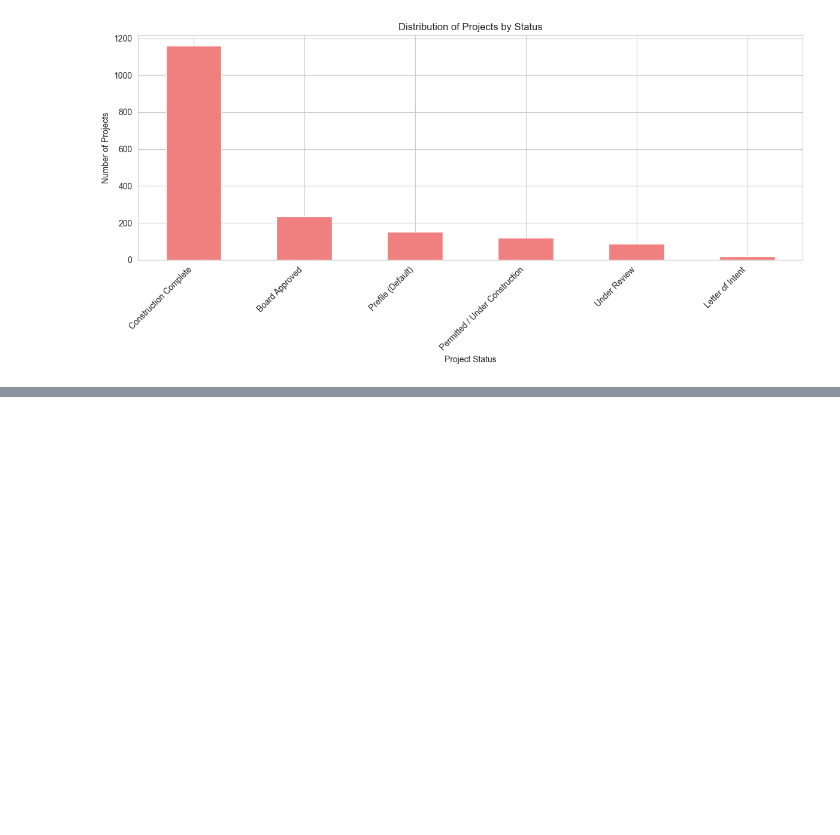
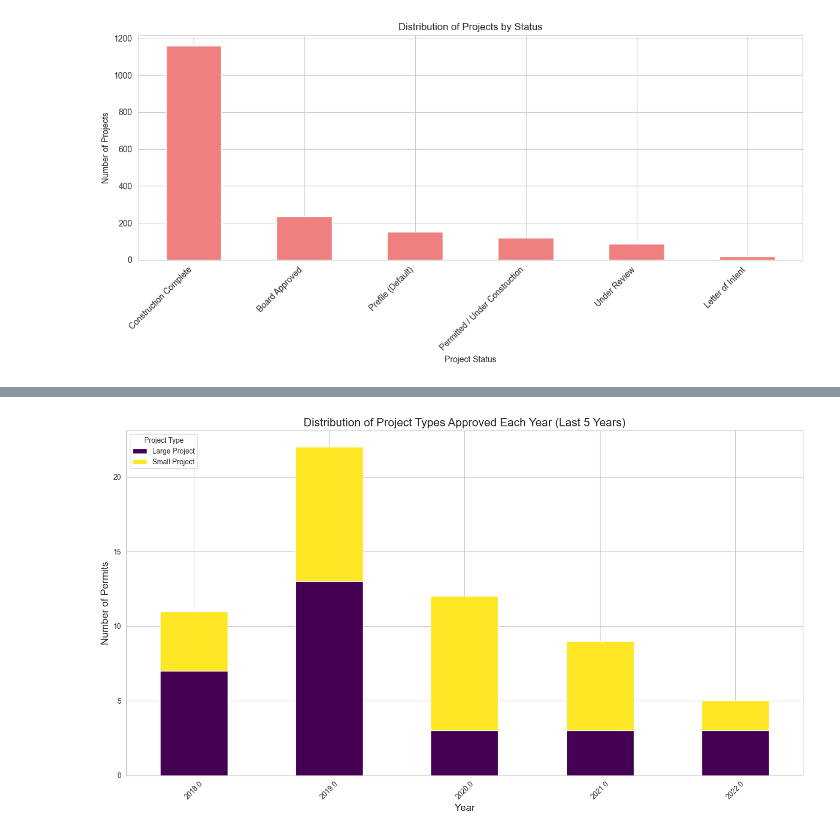
Before and after one commit to BU-Spark/ds-boston-permitting, a Jupyter notebook: fa23-team-c/Code/article80_EDA.ipynb, the cells around one changed output, grey strips where cells are left out. Cells and saved outputs as stored; diff of their text form; code cells hidden in the pictures; blank space fills up the shorter version.

```diff
--- a/fa23-team-c/Code/article80_EDA.ipynb
+++ b/fa23-team-c/Code/article80_EDA.ipynb
@@ -107,0 +134,6 @@ dtype: object
+# %%
+# Filtering for the most recent 5 years
+recent_5_years = grouped_data['Approval_Year'].max() - 5
+recent_data = grouped_data[grouped_data['Approval_Year'] > recent_5_years]
+
+recent_data
@@ -158,0 +266,15 @@ plt.show()
+# %%
+# Preparing data for the stacked bar chart
+pivot_data = recent_data.pivot(index='Approval_Year', columns='Project_Record_Type', values='Number_of_Projects').fillna(0)
+
+# Plotting the stacked bar chart
+pivot_data.plot(kind='bar', stacked=True, figsize=(14, 8), colormap='viridis')
+plt.title("Distribution of Project Types Approved Each Year (Last 5 Years)", fontsize=16)
+plt.xlabel("Year", fontsize=14)
+plt.ylabel("Number of Permits", fontsize=14)
+plt.legend(title="Project Type", loc="upper left")
+plt.xticks(rotation=45)
+plt.tight_layout()
+plt.show()
+# %% [output]
+[figure, added]
```
Also changed, not shown: parts of 8 cells of this notebook.
